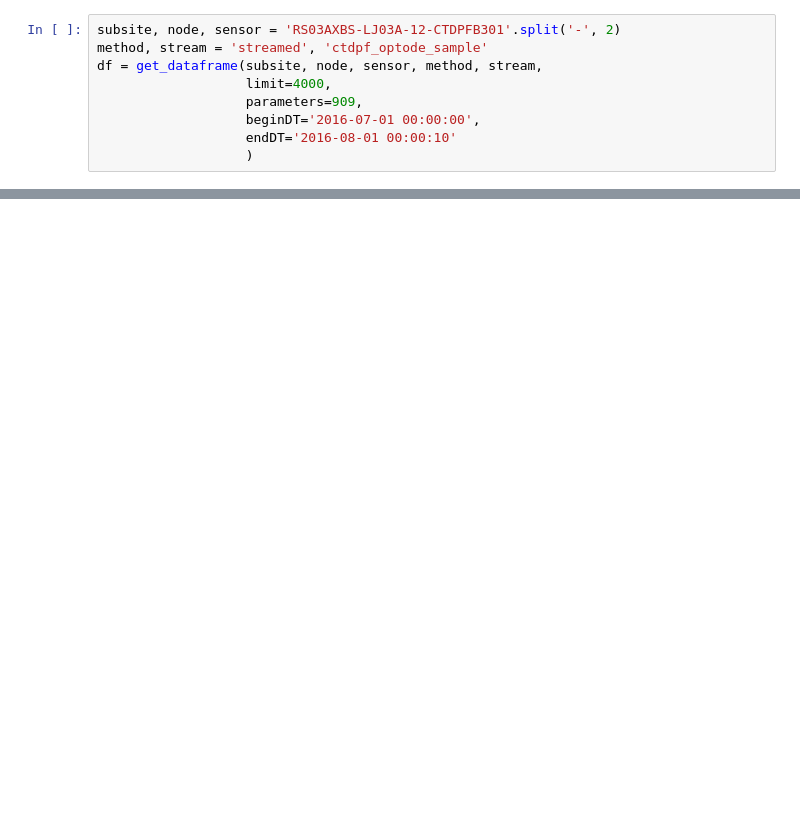
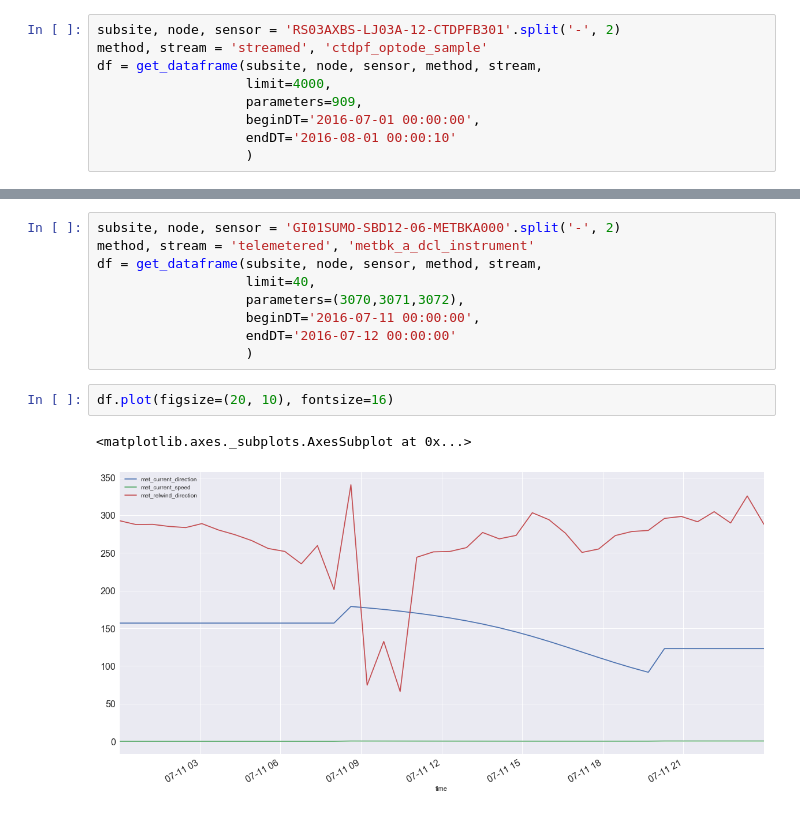
Before and after one commit to petercable/shared_notebooks, a Jupyter notebook: s7_demo/Sprint 7 Demo TEST.ipynb, the cells around one changed output, grey strips where cells are left out. Cells and saved outputs as stored; diff of their text form; blank space fills up the shorter version.

```diff
--- a/s7_demo/Sprint 7 Demo TEST.ipynb
+++ b/s7_demo/Sprint 7 Demo TEST.ipynb
@@ -143,0 +149,14 @@ df.seawater_pressure.plot(figsize=(20, 10))
+# %%
+subsite, node, sensor = 'GI01SUMO-SBD12-06-METBKA000'.split('-', 2)
+method, stream = 'telemetered', 'metbk_a_dcl_instrument'
+df = get_dataframe(subsite, node, sensor, method, stream,
+                   limit=40,
+                   parameters=(3070,3071,3072),
+                   beginDT='2016-07-11 00:00:00',
+                   endDT='2016-07-12 00:00:00'
+                   )
+# %%
+df.plot(figsize=(20, 10), fontsize=16)
+# %% [output]
+<matplotlib.axes._subplots.AxesSubplot at 0x...>
+[figure, added]
```
Also changed, not shown: parts of 17 cells of this notebook, 1 other file.
